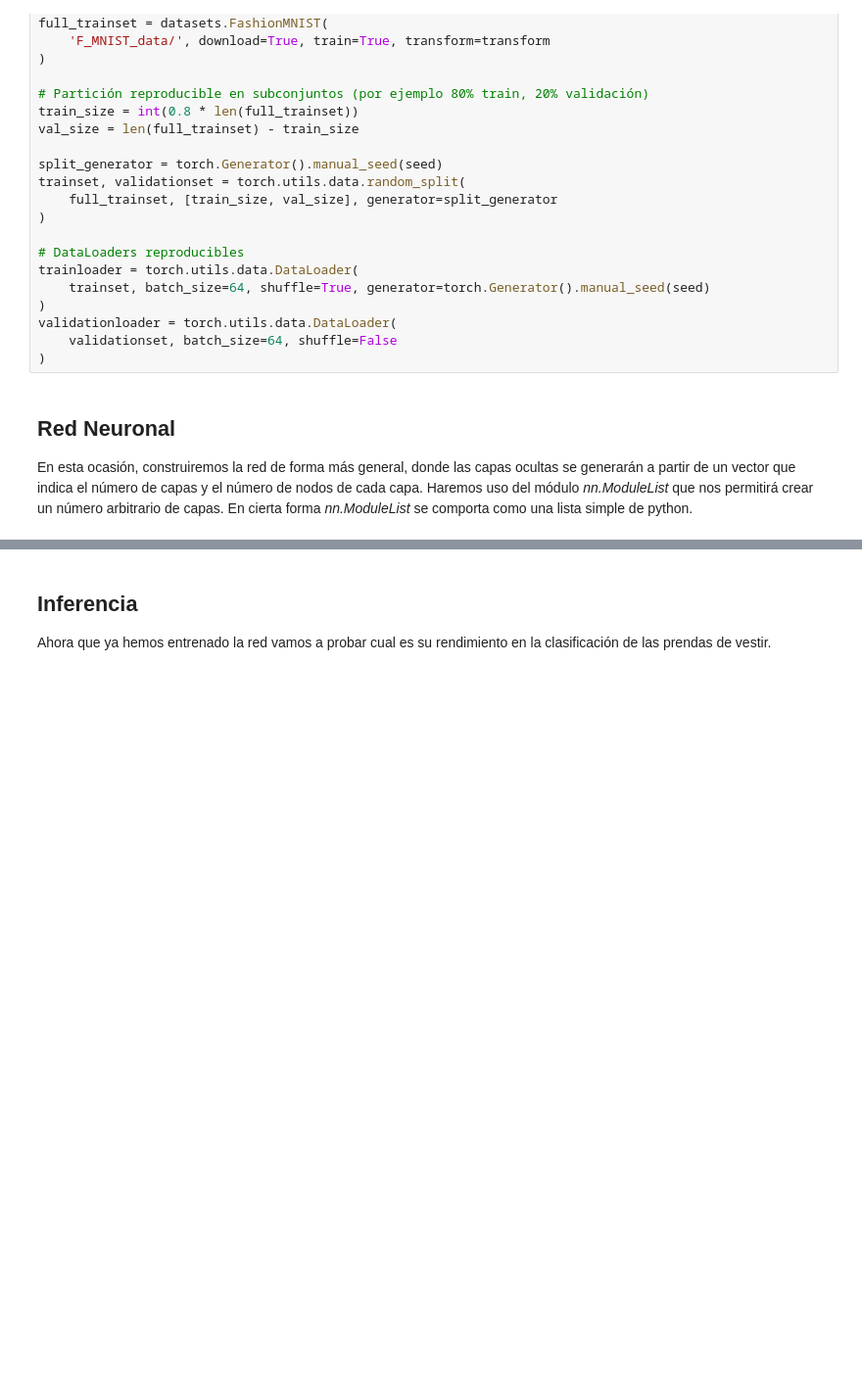
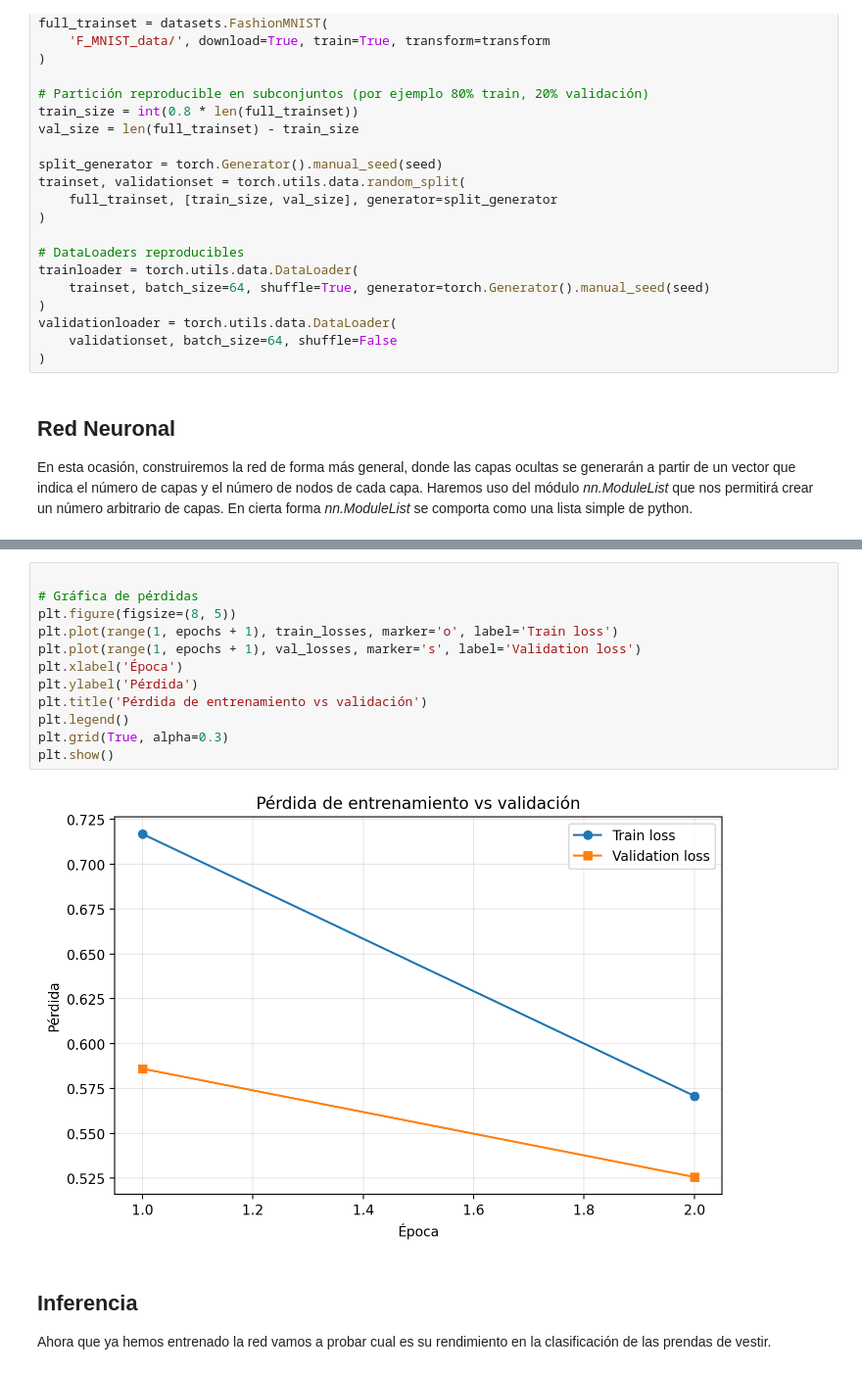
Before and after one commit to irvingvasquez/practicas_pytorch, a Jupyter notebook: 01_07_validacion.ipynb, the cells around one changed output, grey strips where cells are left out. Shown at 98% size. Saved outputs shown, nothing was run; the diff lists cells and outputs as text; blank space fills up the shorter version.

```diff
--- a/01_07_validacion.ipynb
+++ b/01_07_validacion.ipynb
@@ -192,3 +228,17 @@ for e in range(epochs):
+# %%
+
+# Gráfica de pérdidas
+plt.figure(figsize=(8, 5))
+plt.plot(range(1, epochs + 1), train_losses, marker='o', label='Train loss')
+plt.plot(range(1, epochs + 1), val_losses, marker='s', label='Validation loss')
+plt.xlabel('Época')
+plt.ylabel('Pérdida')
+plt.title('Pérdida de entrenamiento vs validación')
+plt.legend()
+plt.grid(True, alpha=0.3)
+plt.show()
+# %% [output]
+[figure, added]
 # %% [markdown]
 ## Inferencia
 
```
Also changed, not shown: parts of 11 cells of this notebook.
